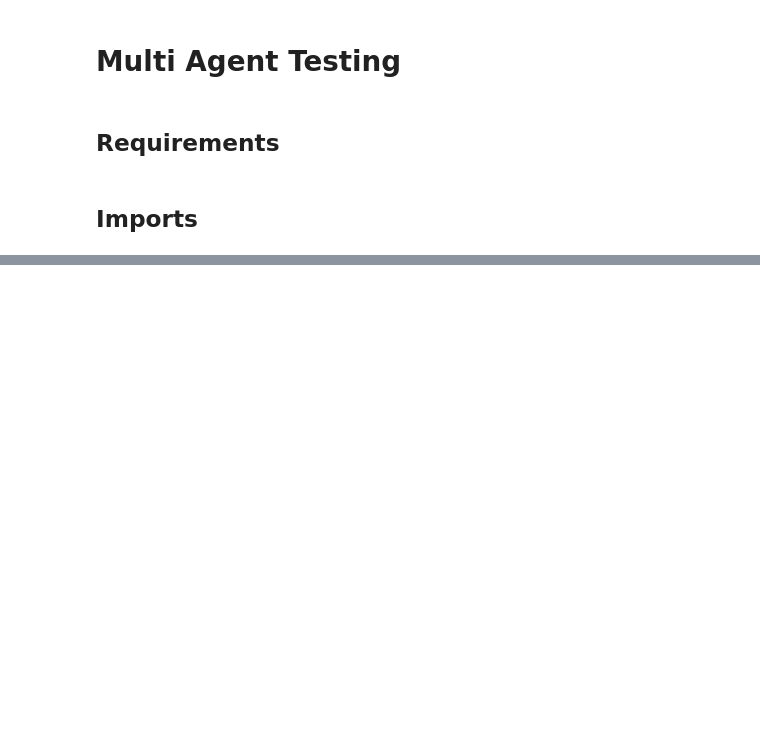
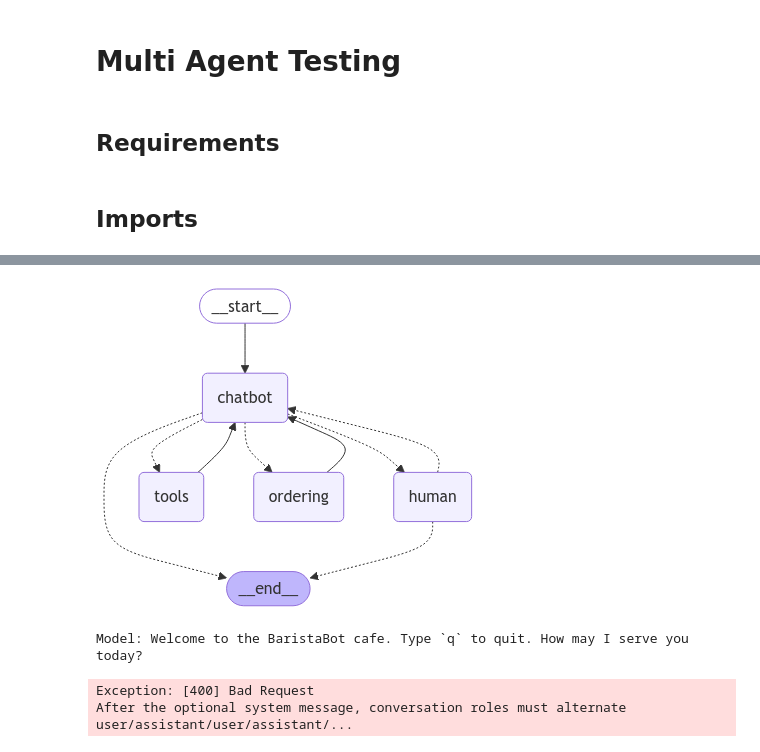
Before and after one commit to cvu-opensource/Nvidia-RAG-Codefest, a Jupyter notebook: multi-agent-tests.ipynb, the cells around one changed output, grey strips where cells are left out. Cells and saved outputs as stored; diff of their text form; code cells hidden in the pictures; blank space fills up the shorter version.

Commit message:
Update multi-agent-tests.ipynb
tried getting the 5day genai thing to work on local using nvidia nim api

mistral doesnt work yet. llama3.1 output sus

:(

```diff
--- a/multi-agent-tests.ipynb
+++ b/multi-agent-tests.ipynb
@@ -37,0 +126,10 @@ AIMessage(content="Hello! I'm here to help you with any questions you have about
+# %%
+from typing import Literal
+
+
+def maybe_exit_human_node(state: OrderState) -> Literal["chatbot", "__end__"]:
+    """Route to the chatbot, unless it looks like the user is exiting."""
+    if state.get("finished", False):
+        return END
+    else:
+        return "chatbot"
@@ -37,0 +394,54 @@ AIMessage(content="Hello! I'm here to help you with any questions you have about
+# %%
+# Auto-tools will be invoked automatically by the ToolNode
+auto_tools = [get_menu]
+tool_node = ToolNode(auto_tools)
+
+# Order-tools will be handled by the order node.
+order_tools = [add_to_order, confirm_order, get_order, clear_order, place_order]
+
+# The LLM needs to know about all of the tools, so specify everything here.
+llm_with_tools = llm.bind_tools(auto_tools + order_tools)
+
+
+graph_builder = StateGraph(OrderState)
+
+# Nodes
+graph_builder.add_node("chatbot", chatbot_with_tools)
+graph_builder.add_node("human", human_node)
+graph_builder.add_node("tools", tool_node)
+graph_builder.add_node("ordering", order_node)
+
+# Chatbot -> {ordering, tools, human, END}
+graph_builder.add_conditional_edges("chatbot", maybe_route_to_tools)
+# Human -> {chatbot, END}
+graph_builder.add_conditional_edges("human", maybe_exit_human_node)
+
+# Tools (both kinds) always route back to chat afterwards.
+graph_builder.add_edge("tools", "chatbot")
+graph_builder.add_edge("ordering", "chatbot")
+
+graph_builder.add_edge(START, "chatbot")
+graph_with_order_tools = graph_builder.compile()
+
+Image(graph_with_order_tools.get_graph().draw_mermaid_png())
+# %% [output]
+[figure, added]
+# %%
+# The default recursion limit for traversing nodes is 25 - setting it higher
+# means you can try a more complex order with multiple steps and round-trips.
+config = {"recursion_limit": 100}
+
+# Uncomment this line to execute the graph:
+state = graph_with_order_tools.invoke({"messages": []}, config)
+
+# Things to try:
+# - Order a drink!
+# - Make a change to your order.
+# - "Which teas are from England?"
+# - Note that the graph should naturally exit after placing an order.
+
+# pprint(state)
+# %% [output]
+Model: Welcome to the BaristaBot cafe. Type `q` to quit. How may I serve you today?
+Exception: [400] Bad Request
+After the optional system message, conversation roles must alternate user/assistant/user/assistant/...
```
Also changed, not shown: parts of 13 cells of this notebook.
